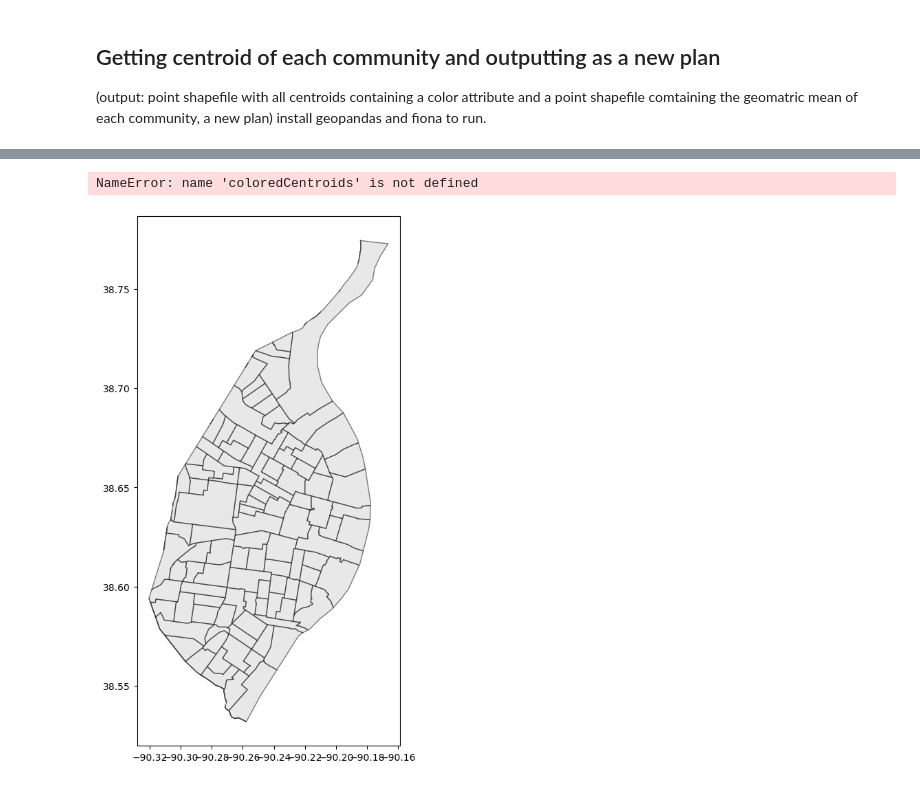
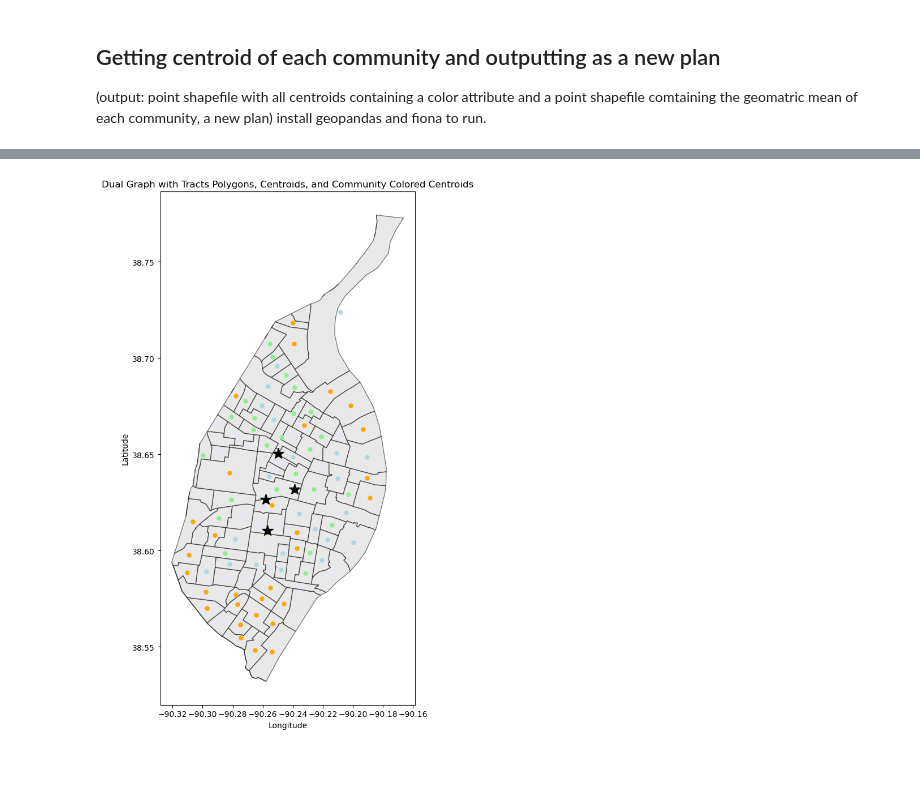
Before and after one commit to juliatompkins/trio-capstone, a Jupyter notebook: algorithms code/graph community clustering.ipynb, the cells around one changed output, grey strips where cells are left out. Drawn from its saved outputs; the diff is of its cells as text; code cells hidden in the pictures.

Commit message:
more graph work

```diff
--- a/algorithms code/graph community clustering.ipynb
+++ b/algorithms code/graph community clustering.ipynb
@@ -162,11 +54,15 @@ def mod_max_weighted(graph, k):
     new_partition = []
 
     while (len(partition) < k):
+        print(f'new partition has length {len(partition)} with elements')
+        for i in partition:
+            print(i)
+        print('--------------------------------------------------------------------------')
         for G in partition:
             # compute modularity matrix B
             G_nodes = list(G.nodes())
             s = np.zeros(len(G_nodes))
-            A = nx.to_numpy_array(G, weight='weight')
+            A = nx.to_numpy_array(G, weight='weights')
             degs = list(dict(G.degree()).values())
             B = np.zeros(np.shape(A))
             n = len(G_nodes)
@@ -250,22 +146,23 @@ def mod_max_weighted(graph, k):
     else: # if k was even
         final_partition = partition
 
+    print(f'ok done. final partition has length {len(final_partition)}')
     value_dict = dict()
     idx = 0
     for sub in final_partition:
+        print(sub)
         for n in sub.nodes():
             value_dict[n] = idx
         idx = idx + 1
     nx.set_node_attributes(to_return, value_dict, 'cluster')
     return to_return
 # %%
-k = 12
+k = 4
 test = mod_max_weighted(stl,k)
 nx.write_gexf(test, "capstone.gexf")
 colors = [test.nodes[node]['cluster'] for node in test.nodes()]
 color_dict = {0:'lightgreen', 1:'lightblue', 2:'lavender', 3:'orange', 4:'red', 5:'purple', 6:'yellow', 7:'green', 8:'blue', 9:'magenta', 10:'cyan', 11:'gray'}
 new_colors = [color_dict[key] for key in colors]
-print(f'There are {len(np.unique(new_colors))} different clusters')
 nx.draw(test, with_labels=True, node_size=150, node_color=new_colors, font_size=10)
 plt.show()
 # %% [output]
@@ -342,39 +224,36 @@ nodes_gdf.to_file(r"data\centroidsColoredByCommunity.shp",crs="EPSG:4326")
 # %%
-import geopandas as gpd
-import matplotlib.pyplot as plt
-from matplotlib.colors import ListedColormap
-
 # Read the tracts shapefile
 #tracts = gpd.read_file(r"data\census tracts\CensusTractsStl.shp")
 tracts = gpd.read_file(r"C:\Users\dodie\Downloads\spring 2024\trio-capstone\data pulling code\data\census tracts\CensusTractsStl.shp")
 
 # Plotting the graph and tracts polygons
 fig, ax = plt.subplots(figsize=(10, 10))
 
 # Plot tracts polygons
 tracts.plot(ax=ax, color='lightgray', edgecolor='black', alpha=0.5)
 
 # Create a colormap based on the 'color' field of coloredCentroids
+coloredCentroids = gpd.read_file(r"C:\Users\dodie\Downloads\spring 2024\trio-capstone\data pulling code\data\centroidsColoredByCommunity.shp")
 colors_dict = {key: value for key, value in zip(coloredCentroids['color'], coloredCentroids['color'])}
 colormap = ListedColormap(list(colors_dict.values()))
 
 # Plot centroids from centroidsColoredByCommunity.shp with colormap
 for _, row in coloredCentroids.iterrows():
     centroid = row['geometry'].centroid  # Get centroid of the polygon
     color = colors_dict[row['color']]
-    ax.plot(centroid.x, centroid.y, marker='o', color=color)  # Use colormap for centroids
+    ax.plot(centroid.x, centroid.y, marker='o', color=color, markersize=5)  # Use colormap for centroids
 
 # Plot centroids of polygons from newPlanClust.shp
-newPlan = gpd.read_file(r"data\newPlanClust.shp")
+#newPlan = gpd.read_file(r"data\newPlanClust.shp")
+newPlan = gpd.read_file(r"C:\Users\dodie\Downloads\spring 2024\trio-capstone\data pulling code\data\newPlanClust.shp")
 for _, row in newPlan.iterrows():
     centroid = row['geometry'].centroid  # Get centroid of the polygon
-    ax.plot(centroid.x, centroid.y, marker='o', color='black')
+    ax.plot(centroid.x, centroid.y, marker='*', color='black', markersize=15)
 
 ax.set_title('Dual Graph with Tracts Polygons, Centroids, and Community Colored Centroids')
 ax.set_xlabel('Longitude')
 ax.set_ylabel('Latitude')
 plt.tight_layout()
 plt.show()
 # %% [output]
-NameError: name 'coloredCentroids' is not defined
-[figure, old version]
+[figure, new version]
```
Also changed, not shown: parts of 5 cells of this notebook, 13 other files.
